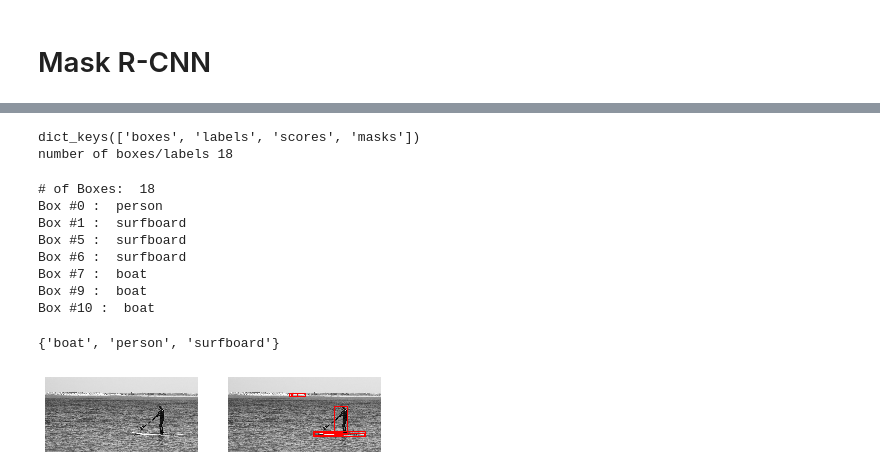
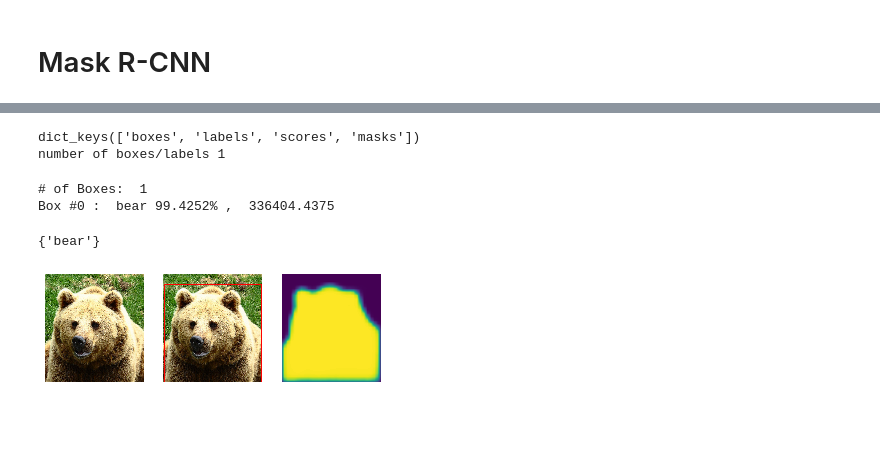
Before and after one commit to hstrohm/ImageSummarization, a Jupyter notebook: maskrcnn.ipynb, the cells around one changed output, grey strips where cells are left out. Cells and saved outputs as stored; diff of their text form; code cells hidden in the pictures; blank space fills up the shorter version.

Commit message:
mask&score

```diff
--- a/maskrcnn.ipynb
+++ b/maskrcnn.ipynb
@@ -32,9 +32,8 @@ cuda:0
 # Mask R-CNN
 # %%
 # https://pytorch.org/docs/stable/torchvision/models.html#object-detection-instance-segmentation-and-person-keypoint-detection
-network = torchvision.models.detection.maskrcnn_resnet50_fpn(pretrained=True)
-
-# fasterrcnn_resnet50_fpn instead??
+network = torchvision.models.detection.maskrcnn_resnet50_fpn(pretrained=True).to(device)
+#network = torchvision.models.detection.fasterrcnn_resnet50_fpn(pretrained=True).to(device)
 network.eval();
 # %%
 coco_val = torchvision.datasets.CocoDetection("data/val2017", annFile="data/annotations/instances_val2017.json",
@@ -52,7 +51,7 @@ labels = ['__background__', 'person', 'bicycle', 'car', 'motorcycle', 'airplane'
     'N/A', 'N/A', 'toilet', 'N/A', 'tv', 'laptop', 'mouse', 'remote', 'keyboard', 'cell phone',
     'microwave', 'oven', 'toaster', 'sink', 'refrigerator', 'N/A', 'book',
     'clock', 'vase', 'scissors', 'teddy bear', 'hair drier', 'toothbrush'
-]
+] # list of labels
 len(labels)
 # %% [output]
 loading annotations into memory...
@@ -98,50 +81,51 @@ tensor([[[0.6667, 0.6784, 0.6863,  ..., 0.2706, 0.2667, 0.2745],
 # %%
-j = 14 # which image
-
-output = network(coco_val[j][0].unsqueeze(0))[0]
+j = 1 # which image
+image = coco_val[j][0].unsqueeze(0).to(device)
+with torch.no_grad(): # to help keep CUDA memory free
+    output = network(image)[0]
 print(output.keys())
 print("number of boxes/labels", len(output['labels']))
+
 #output['boxes'][:5]
 # %% [output]
 dict_keys(['boxes', 'labels', 'scores', 'masks'])
-number of boxes/labels 18
+number of boxes/labels 1
 # %%
 # plot image with boxes
-image = coco_val[j][0]
-image = image.numpy().transpose(1, 2, 0)
+to_plot_image = image.cpu().squeeze().numpy().transpose(1, 2, 0)
+scores = output['scores'].cpu()
 
 fig = plt.figure()
 
 # just image
-plt.subplot(1, 2, 1)
-plt.imshow(image)
+plt.subplot(1, 3, 1)
+plt.imshow(to_plot_image)
 plt.axis('off')
 
 # image & boxes
-plt.subplot(1, 2, 2)
-plt.imshow(image)
+plt.subplot(1, 3, 2)
+plt.imshow(to_plot_image)
 plt.axis('off')
 label_list = []
 print('# of Boxes: ', len(output['boxes']))
 for i in range(len(output['boxes'])): # go through each box
     width = output['boxes'][i][2] - output['boxes'][i][0]
     height = output['boxes'][i][3] - output['boxes'][i][1]
-    if height < 10 or width < 10: continue
+    #if height < 10 or width < 10: continue
     # add a rectangle ((x,y), w, h)
     fig.get_axes()[1].add_patch(matplotlib.patches.Rectangle((output['boxes'][i][0], output['boxes'][i][1]),
                                 width, height, fill=False, color='r', linewidth=1))
     label_list.append(labels[output['labels'][i].item()])
-    print('Box #'+ str(i), ": ", labels[output['labels'][i].item()]) # print label of box
+    print('Box #'+ str(i), ": ", labels[output['labels'][i].item()], "{:.4f}".format(scores[i].item()*100)+"%", ", ", (width*height).item()) # print label of box
+
+# just first mask
+plt.subplot(1, 3, 3)
+plt.imshow(output['masks'][0].cpu().squeeze())
+plt.axis('off')
 
 set(label_list) # all different labels
 # %% [output]
-# of Boxes:  18
-Box #0 :  person
-Box #1 :  surfboard
-Box #5 :  surfboard
-Box #6 :  surfboard
-Box #7 :  boat
-Box #9 :  boat
-Box #10 :  boat
+# of Boxes:  1
+Box #0 :  bear 99.4252% ,  336404.4375
-{'boat', 'person', 'surfboard'}
+{'bear'}
-[figure, old version]
+[figure, new version]
```
Also changed, not shown: parts of 3 cells of this notebook.
